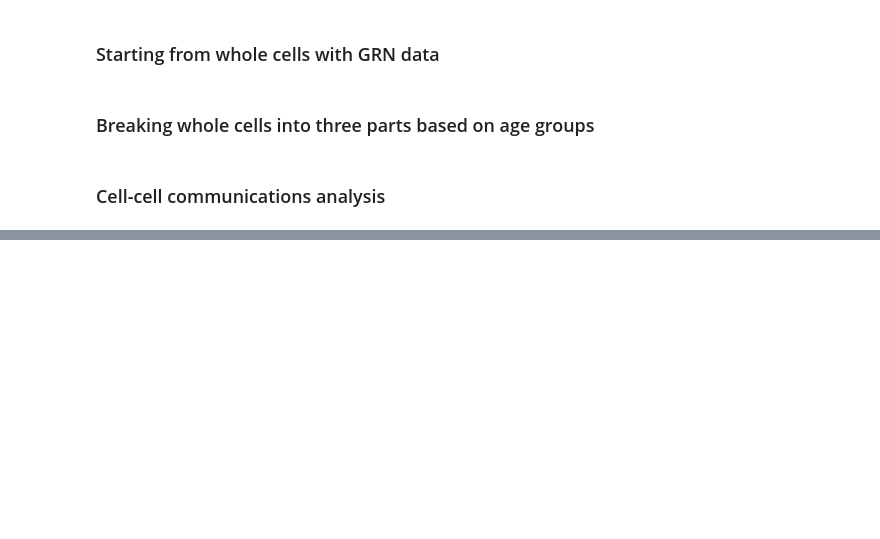
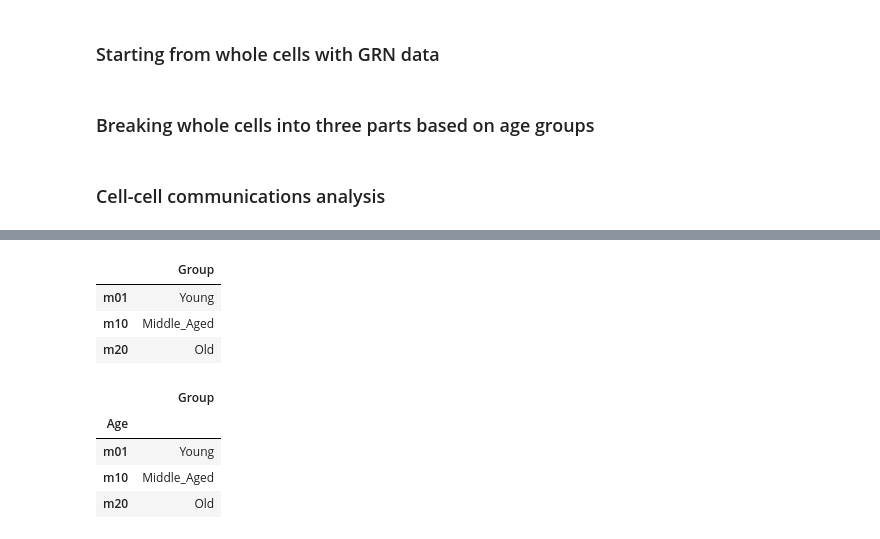
Before and after one commit to ryansohny/vAging, a Jupyter notebook: 05.Liana-py/_test.ipynb, the cells around one changed output, grey strips where cells are left out. Cells and saved outputs as stored; diff of their text form; code cells hidden in the pictures; blank space fills up the shorter version.

```diff
--- a/05.Liana-py/_test.ipynb
+++ b/05.Liana-py/_test.ipynb
@@ -192,0 +228,8 @@ test3_m20.uns['cpdb_detailed_celltype_res'][(test3_m20.uns['cpdb_detailed_cellty
+# %%
+cov_df = pd.DataFrame({"Group": ["Young", "Middle_Aged", "Old"]}, index=['m01', 'm10', 'm20'])
+cov_df
+# %% [output]
+|  | Group |
+| m01 | Young |
+| m10 | Middle_Aged |
+| m20 | Old |
@@ -192,0 +243,8 @@ test3_m20.uns['cpdb_detailed_celltype_res'][(test3_m20.uns['cpdb_detailed_cellty
+# %%
+data_test3.obs
+# %% [output]
+|  | Group |
+| Age |  |
+| m01 | Young |
+| m10 | Middle_Aged |
+| m20 | Old |
```
Also changed, not shown: parts of 7 cells of this notebook.
